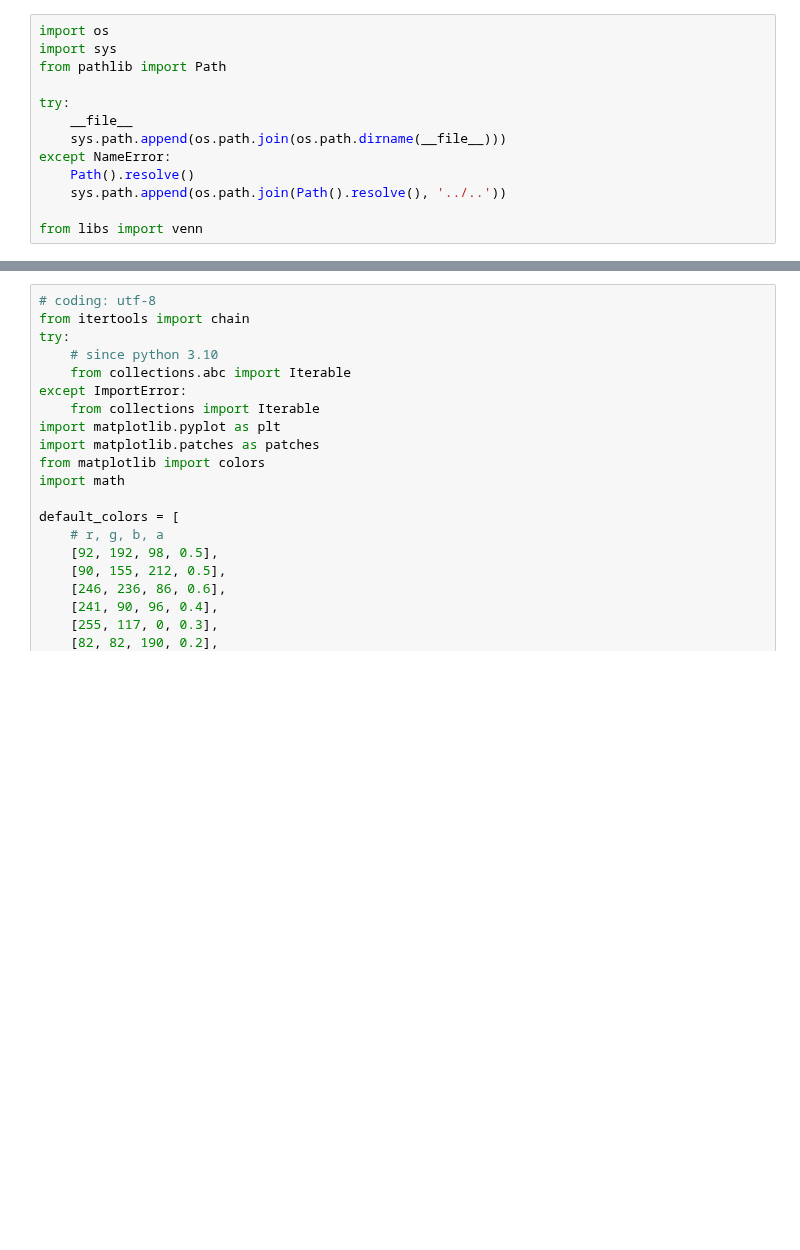
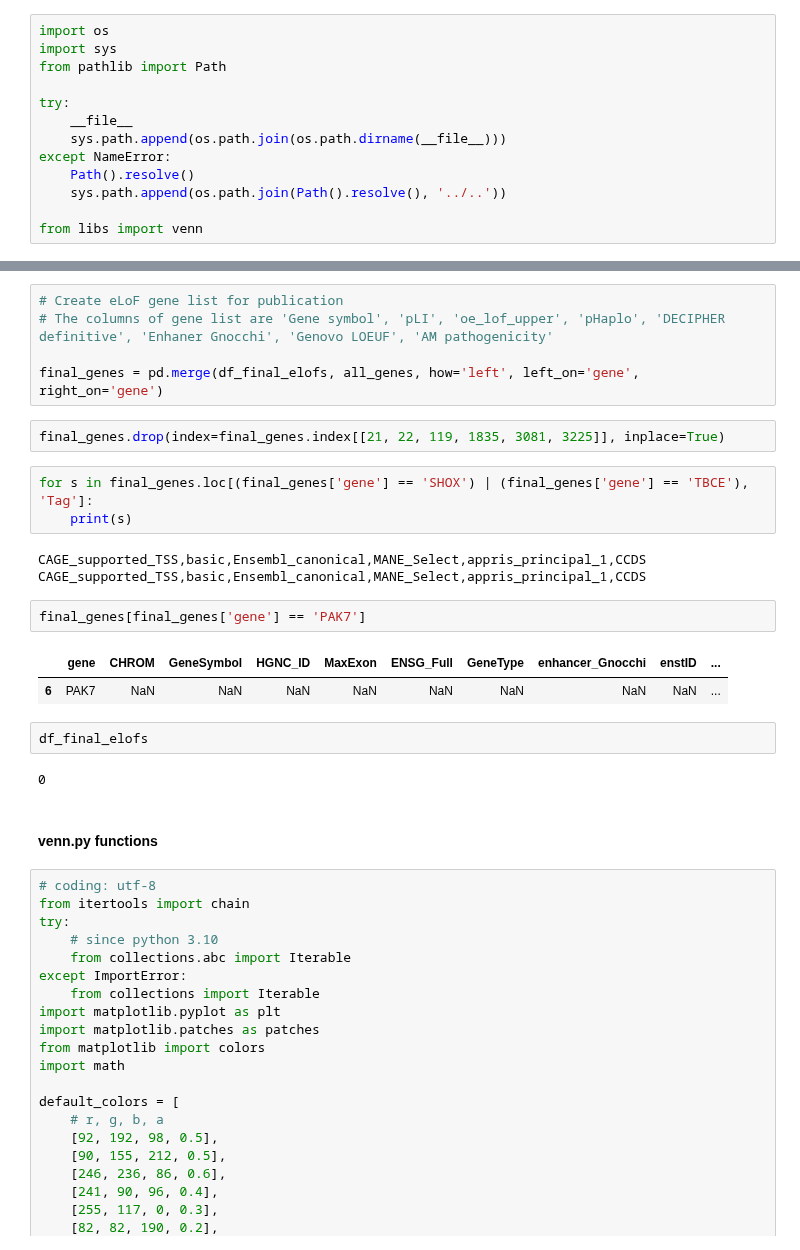
Before and after one commit to ysut/dev, a Jupyter notebook: Resources/02_EstimatedLoFGenes/comparison.ipynb, the cells around one changed output, grey strips where cells are left out. Drawn from its saved outputs; the diff is of its cells as text; blank space fills up the shorter version.

```diff
--- a/Resources/02_EstimatedLoFGenes/comparison.ipynb
+++ b/Resources/02_EstimatedLoFGenes/comparison.ipynb
@@ -595,3 +595,27 @@ fig, ax = venn4(
+# %%
+# Create eLoF gene list for publication
+# The columns of gene list are 'Gene symbol', 'pLI', 'oe_lof_upper', 'pHaplo', 'DECIPHER definitive', 'Enhaner Gnocchi', 'Genovo LOEUF', 'AM pathogenicity'
+
+final_genes = pd.merge(df_final_elofs, all_genes, how='left', left_on='gene', right_on='gene')
+# %%
+final_genes.drop(index=final_genes.index[[21, 22, 119, 1835, 3081, 3225]], inplace=True)
+# %%
+for s in final_genes.loc[(final_genes['gene'] == 'SHOX') | (final_genes['gene'] == 'TBCE'), 'Tag']:
+	print(s)
+# %% [output]
+CAGE_supported_TSS,basic,Ensembl_canonical,MANE_Select,appris_principal_1,CCDS
+CAGE_supported_TSS,basic,Ensembl_canonical,MANE_Select,appris_principal_1,CCDS
+# %%
+final_genes[final_genes['gene'] == 'PAK7']
+# %% [output]
+|  | gene | CHROM | GeneSymbol | HGNC_ID | MaxExon | ENSG_Full | GeneType | enhancer_Gnocchi | enstID | ... |
+| 6 | PAK7 | NaN | NaN | NaN | NaN | NaN | NaN | NaN | NaN | ... |
+# %%
+df_final_elofs
+# %% [output]
+0
+# %% [markdown]
+#### venn.py functions
 # %%
 # coding: utf-8
 from itertools import chain
```
Also changed, not shown: parts of 2 cells of this notebook, 1 other file.
